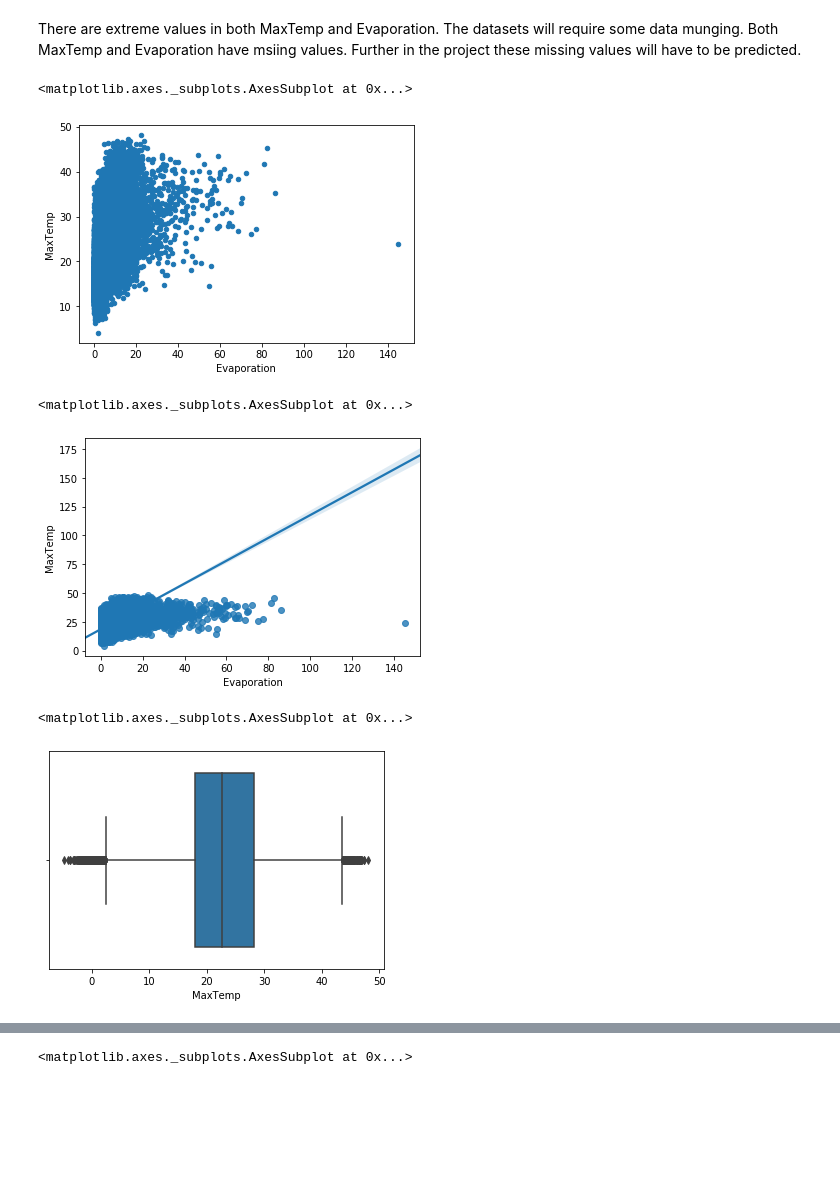
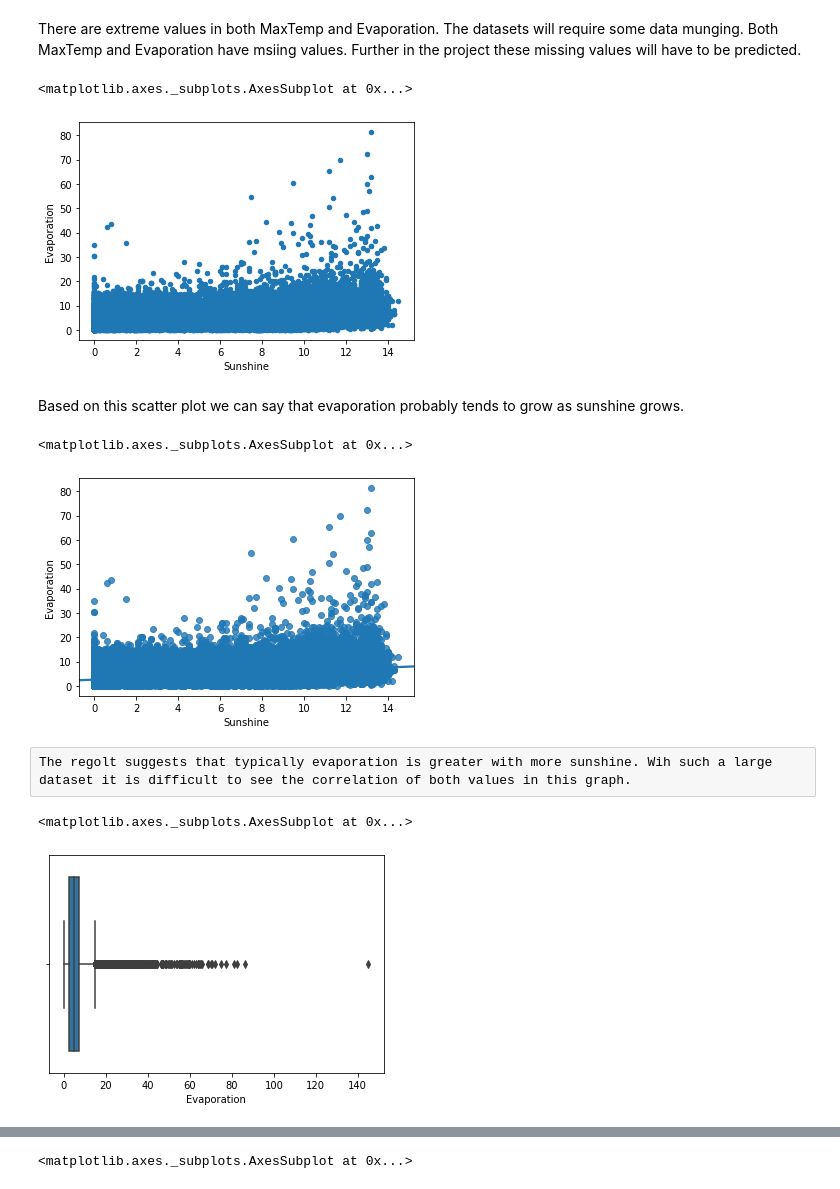
Before and after one commit to CathalDaly1/CS4055-Data-mining-Project, a Jupyter notebook: CS4055 Project - Weather in AUS DataSet.ipynb, the cells around one changed output, grey strips where cells are left out. Drawn from its saved outputs; the diff is of its cells as text; code cells hidden in the pictures; blank space fills up the shorter version.

```diff
--- a/CS4055 Project - Weather in AUS DataSet.ipynb
+++ b/CS4055 Project - Weather in AUS DataSet.ipynb
@@ -108,20 +110,24 @@ df.boxplot(column='Evaporation')
 # %% [markdown]
 There are extreme values in both MaxTemp and Evaporation. The datasets will require some data munging. Both MaxTemp and Evaporation have msiing values. Further in the project these missing values will have to be predicted.
 # %%
-df.plot.scatter(x='Evaporation', y='MaxTemp')
+df.plot.scatter(x='Sunshine', y='Evaporation')
 # %% [output]
 <matplotlib.axes._subplots.AxesSubplot at 0x...>
-[figure, old version]
+[figure, new version]
+# %% [markdown]
+Based on this scatter plot we can say that evaporation probably tends to grow as sunshine grows.
 # %%
-sns.regplot(x='Evaporation', y='MaxTemp', data=df)
+sns.regplot(x='Sunshine', y='Evaporation', data=df)
 # %% [output]
 <matplotlib.axes._subplots.AxesSubplot at 0x...>
-[figure, old version]
+[figure, new version]
+# %% [raw]
+The regolt suggests that typically evaporation is greater with more sunshine. Wih such a large dataset it is difficult to see the correlation of both values in this graph.
 # %%
-sns.boxplot(x=df['MaxTemp'])
+sns.boxplot(x=df['Evaporation'])
 # %% [output]
 <matplotlib.axes._subplots.AxesSubplot at 0x...>
-[figure, old version]
+[figure, new version]
 # %%
 sns.stripplot(x=df['Evaporation'], jitter=True)
 # %% [output]
```
Also changed, not shown: parts of 15 cells of this notebook.
